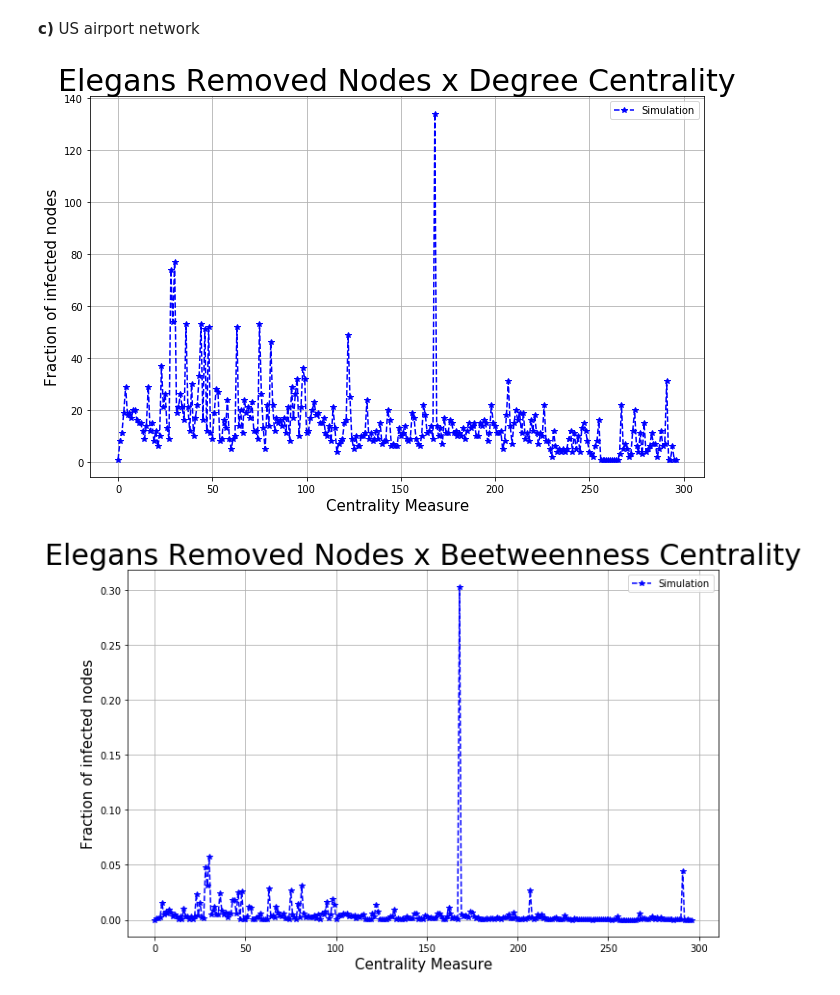
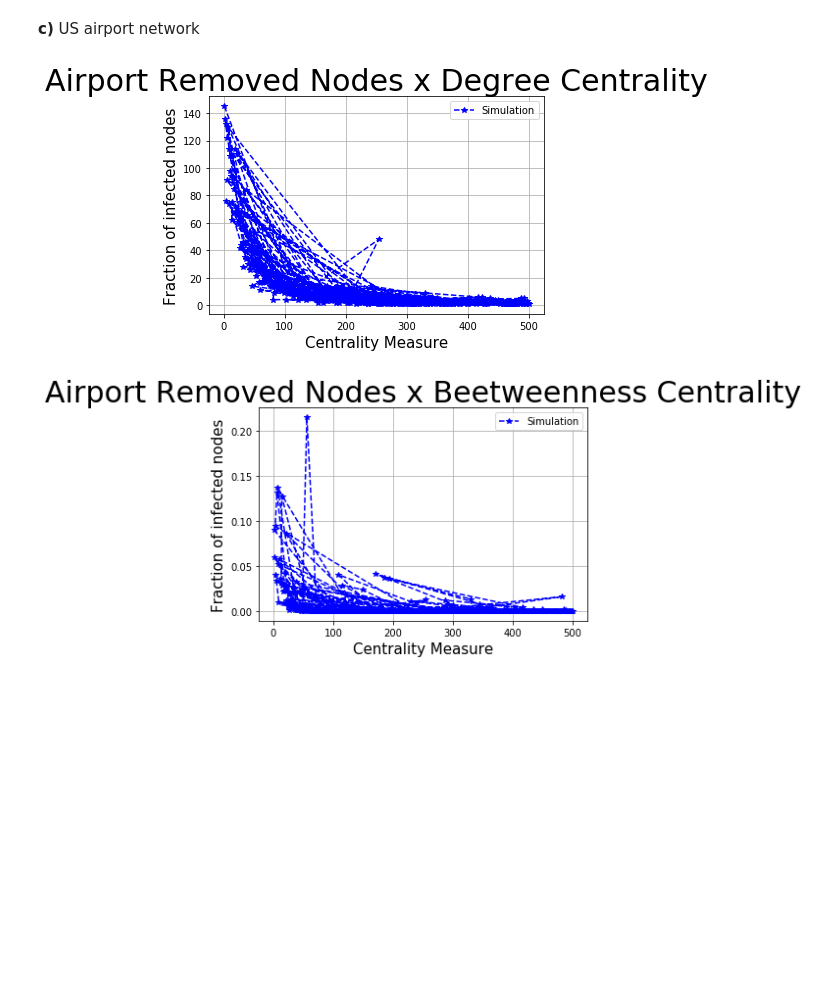
Before and after one commit to illiamw/Redes-Complexas, a Jupyter notebook: Projeto4/Projeto4.ipynb, the cells around one changed output. Saved outputs shown, nothing was run; the diff lists cells and outputs as text; code cells hidden in the pictures; blank space fills up the shorter version.

```diff
--- a/Projeto4/Projeto4.ipynb
+++ b/Projeto4/Projeto4.ipynb
@@ -793,0 +893,14 @@ lambda = beta/mu, where	mu = 1
+# %%
+# 1. Setting networks parameters
+N = 500              # number of nodes
+av_degree = 8        # average degree
+p = av_degree/(N-1)  # probability
+m = int(av_degree/2) # probability for edge creation
+
+# 2. Building Networks
+erdos = nx.gnp_random_graph(N, p, seed=None, directed=False)
+bara = nx.barabasi_albert_graph(N, m)
+sw001 = nx.watts_strogatz_graph(N, m, 0.001, seed=None)
+sw01 = nx.watts_strogatz_graph(N, m, 0.01, seed=None)
+sw1 = nx.watts_strogatz_graph(N, m, 0.1, seed=None)
+sw1 = nx.watts_strogatz_graph(N, m, 0.1, seed=None)
@@ -1027,13 +1054,13 @@ airport.remove_edges_from(nx.selfloop_edges(airport))
 vk_airport,B_airport,CLC_airport,EC_airport,KC_airport,RW_airport,CC_airport = calc(airport)
 lbda_airport, rho_airport  = SIR(elegans)
 # %%
-plot_rmnodes_measure(elegans,vk_elegans,'Elegans Removed Nodes x Degree Centrality')
-plot_rmnodes_measure(elegans,B_elegans,'Elegans Removed Nodes x Beetweenness Centrality')
-plot_rmnodes_measure(elegans,CLC_elegans,'Elegans Removed Nodes x Closeness Centrality')
-plot_rmnodes_measure(elegans,EC_elegans,'Elegans Removed Nodes x Eigenvector Centrality')
-plot_rmnodes_measure(elegans,RW_elegans,'Elegans Removed Nodes x Accessibility Centrality')
-plot_rmnodes_measure(elegans,KC_elegans,'Elegans Removed Nodes x K-Core Centrality')
-plot_rmnodes_measure(elegans,CC_elegans,'Elegans Removed Nodes x Communicability Centrality')
+plot_rmnodes_measure(airport,vk_airport,'Airport Removed Nodes x Degree Centrality')
+plot_rmnodes_measure(airport,B_airport,'Airport Removed Nodes x Beetweenness Centrality')
+plot_rmnodes_measure(airport,CLC_airport,'Airport Removed Nodes x Closeness Centrality')
+plot_rmnodes_measure(airport,EC_airport,'Airport Removed Nodes x Eigenvector Centrality')
+plot_rmnodes_measure(airport,RW_airport,'Airport Removed Nodes x Accessibility Centrality')
+plot_rmnodes_measure(airport,KC_airport,'Airport Removed Nodes x K-Core Centrality')
+plot_rmnodes_measure(airport,CC_airport,'Airport Removed Nodes x Communicability Centrality')
 # %% [output]
-[figure, old version]
+[figure, new version]
-[figure, old version]
+[figure, new version]
```
Also changed, not shown: parts of 35 cells of this notebook.
